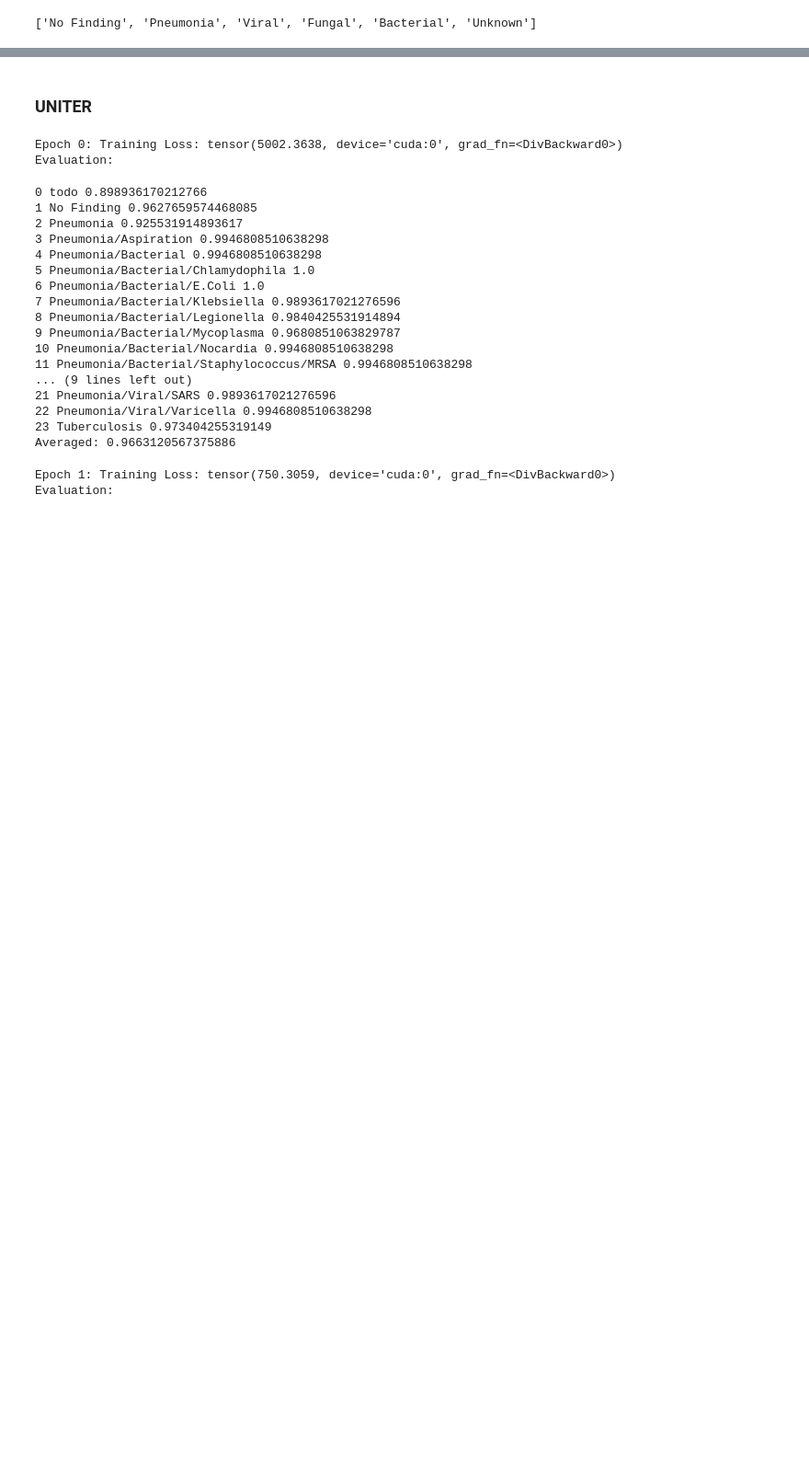
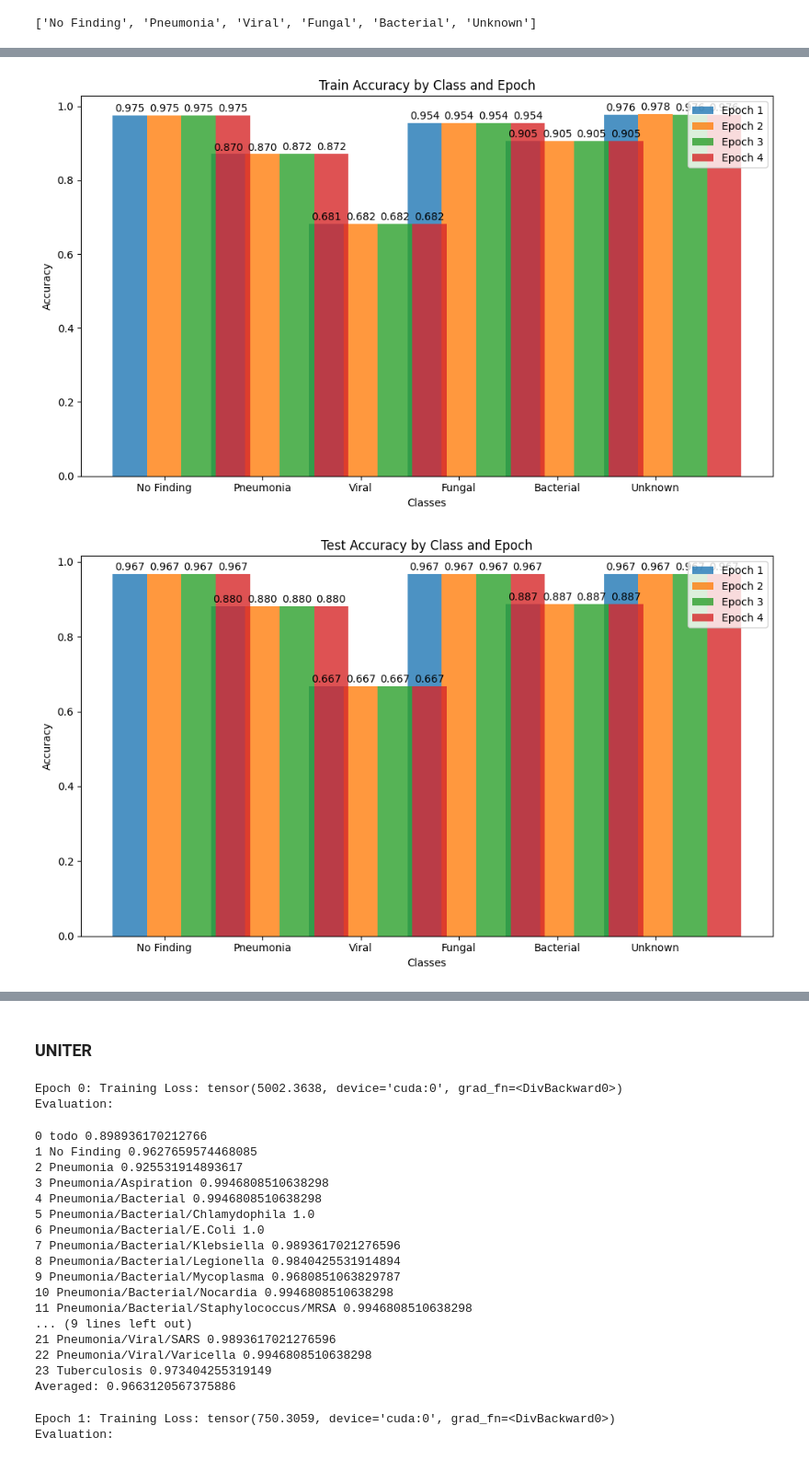
Before and after one commit to AndiAlifs/BERTHop, a Jupyter notebook: BERTHop.ipynb, the cells around one changed output, grey strips where cells are left out. Shown at 92% size. Cells and saved outputs as stored; diff of their text form; code cells hidden in the pictures; blank space fills up the shorter version.

```diff
--- a/BERTHop.ipynb
+++ b/BERTHop.ipynb
@@ -615,7 +661,7 @@ ModuleNotFoundError: No module named 'torch'
 # %%
 args.batch_size = 8
 args.valid_batch_size = 8
-args.epochs = 3
+args.epochs = 4
 args.lr = 0.5
 args.dropout = 0.1
 args.model = 'visualbert' # use visualbert
@@ -749,10 +825,12 @@ iter_wrapper = (lambda x: tqdm(x, total=len(train_loader))) if args.tqdm else (l
 best_valid = 0
 for epoch in range(args.epochs):
   epoch_loss = 0
-  for i, (cxr_id, feats, boxes, report, target) in iter_wrapper(enumerate(train_loader)):
+  for i, (cxr_id, feats, boxes, report, target) in iter_wrapper(enumerate
+  (train_loader)):
     model.train()
     optim.zero_grad()
     feats, boxes, target = feats.cuda(), boxes.cuda(), target.cuda()
+    # print(feats, boxes, report, target)
     logit = model(feats, boxes, report)
     running_loss = loss(logit, target)
     running_loss = running_loss * logit.size(1)
@@ -761,7 +839,19 @@ for epoch in range(args.epochs):
     torch.nn.utils.clip_grad_norm_(model.parameters(), 5.)
     optim.step()
   print("Epoch "+str(epoch)+": Training Loss: "+str(epoch_loss/len(train_loader)))
-  print('Evaluation: ')
+  print('\n-------Evaluation using train dataset : ')
+  model.eval()
+  logit_list, target_list = [], []
+  iter_wrapper = (lambda x: tqdm(x, total=len(train_loader)))
+  for i, (cxr_id, feats, boxes, report, target) in iter_wrapper(enumerate(train_loader)):
+    target_list.append(target)
+    with torch.no_grad():
+      feats, boxes = feats.cuda(), boxes.cuda()
+      logit = model(feats, boxes, report)
+      logit_list.append(activation(logit).cpu().numpy())
+  eval(np.concatenate(target_list,axis = 0), np.concatenate(logit_list,axis = 0))
+
+  print('\n-------Evaluation using test dataset : ')
   model.eval()
   logit_list, target_list = [], []
   iter_wrapper = (lambda x: tqdm(x, total=len(test_loader)))
@@ -779,0 +963,57 @@ NameError: name 'optim' is not defined
+# %%
+import numpy as np
+import matplotlib.pyplot as plt
+
+# Accuracy data
+epochs = [1, 2, 3, 4]
+classes = ['No Finding', 'Pneumonia', 'Viral', 'Fungal', 'Bacterial', 'Unknown']
+train_accuracy = [[0.974662, 0.869932, 0.680743, 0.954392, 0.905405, 0.976351, 0.893581],
+                  [0.974662, 0.869932, 0.682432, 0.954392, 0.905405, 0.978041, 0.894144],
+                  [0.974662, 0.871622, 0.682432, 0.954392, 0.905405, 0.976351, 0.894144],
+                  [0.974662, 0.871622, 0.682432, 0.954392, 0.905405, 0.976351, 0.894144]]
+test_accuracy = [[0.966667, 0.88, 0.666667, 0.966667, 0.886667, 0.966667, 0.888889],
+                 [0.966667, 0.88, 0.666667, 0.966667, 0.886667, 0.966667, 0.888889],
+                 [0.966667, 0.88, 0.666667, 0.966667, 0.886667, 0.966667, 0.888889],
+                 [0.966667, 0.88, 0.666667, 0.966667, 0.886667, 0.966667, 0.888889]]
+
+# Plotting train accuracy
+plt.figure(figsize=(10, 6))
+bar_width = 0.35
+opacity = 0.8
+index = np.arange(len(classes))
+
+for i, epoch in enumerate(epochs):
+    plt.bar(index + (i * bar_width), train_accuracy[i][:-1],
+            bar_width, alpha=opacity, label=f'Epoch {epoch}')
+
+    for j, acc in enumerate(train_accuracy[i][:-1]):
+        plt.text(index[j] + (i * bar_width), acc + 0.01, f'{acc:.3f}', ha='center')
+
+plt.xlabel('Classes')
+plt.ylabel('Accuracy')
+plt.title('Train Accuracy by Class and Epoch')
+plt.xticks(index + bar_width, classes)
+plt.legend(loc='best')
+plt.tight_layout()
+plt.show()
+
+# Plotting test accuracy
+plt.figure(figsize=(10, 6))
+
+for i, epoch in enumerate(epochs):
+    plt.bar(index + (i * bar_width), test_accuracy[i][:-1],
+            bar_width, alpha=opacity, label=f'Epoch {epoch}')
+
+    for j, acc in enumerate(test_accuracy[i][:-1]):
+        plt.text(index[j] + (i * bar_width), acc + 0.01, f'{acc:.3f}', ha='center')
+
+plt.xlabel('Classes')
+plt.ylabel('Accuracy')
+plt.title('Test Accuracy by Class and Epoch')
+plt.xticks(index + bar_width, classes)
+plt.legend(loc='best')
+plt.tight_layout()
+plt.show()
+# %% [output]
+[figure, added]
+[figure, added]
```
Also changed, not shown: parts of 37 cells of this notebook.
